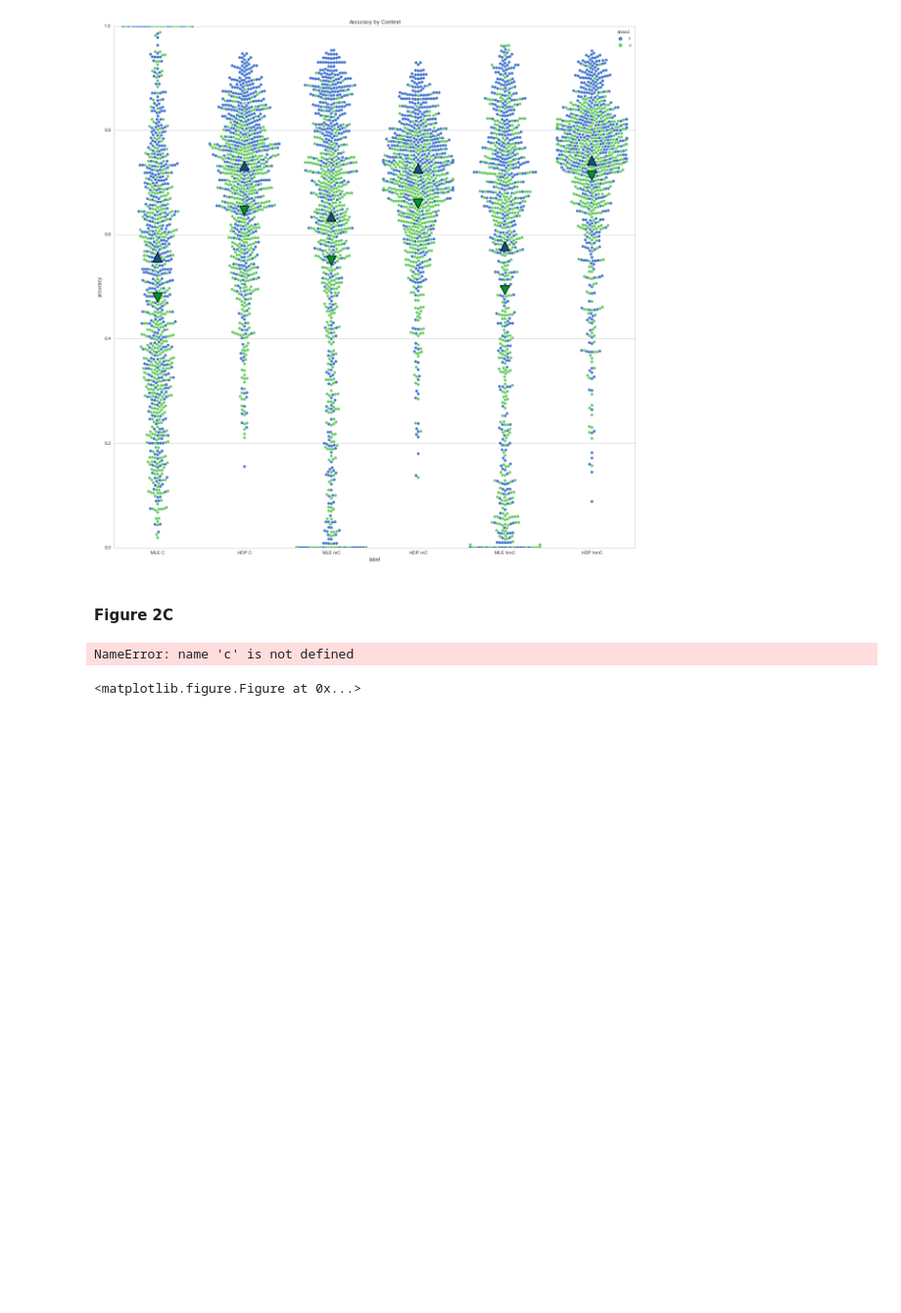
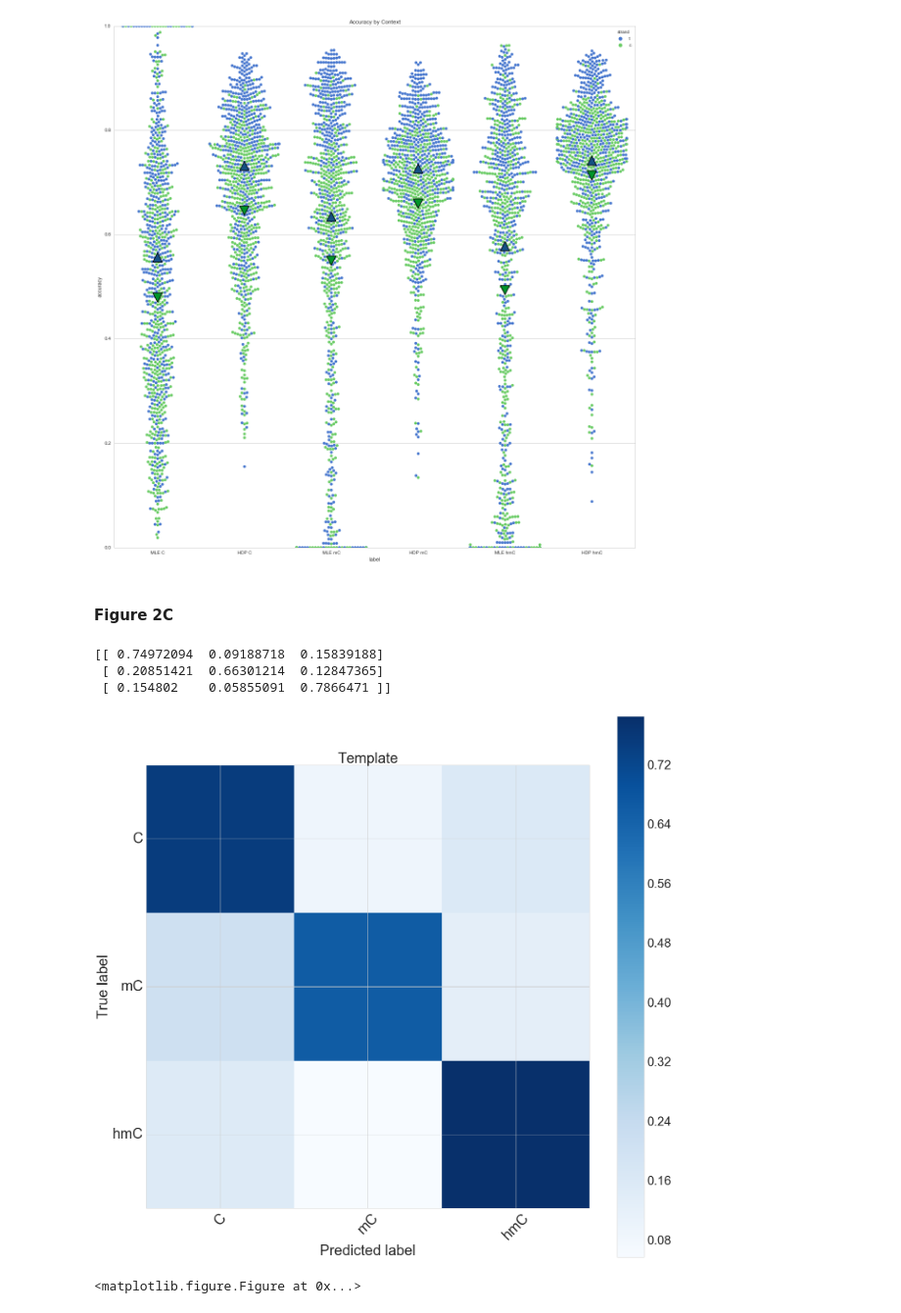
Before and after one commit to ArtRand/CytosineMethylationAnalysis, a Jupyter notebook: notebooks/Zymo_Analysis.ipynb, the cells around one changed output. Shown at 98% size. Cells and saved outputs as stored; diff of their text form; code cells hidden in the pictures; blank space fills up the shorter version.

```diff
--- a/notebooks/Zymo_Analysis.ipynb
+++ b/notebooks/Zymo_Analysis.ipynb
@@ -204,9 +204,12 @@ ax_byRead.set_title("Accuracy by Context")
 # %% [markdown]
 #### Figure 2C
 # %%
-plot_confusion_matrix(c, mc, hmc, 't', "Template", None)
+plot_confusion_matrix(c_mulset, mc_mulset, hmc_mulset, 't', "Template", None)
 # %% [output]
-NameError: name 'c' is not defined
+[[ 0.74972094  0.09188718  0.15839188]
+ [ 0.20851421  0.66301214  0.12847365]
+ [ 0.154802    0.05855091  0.7866471 ]]
+[figure, added]
 # %%
 import sys
 sys.path.append("../")
```
